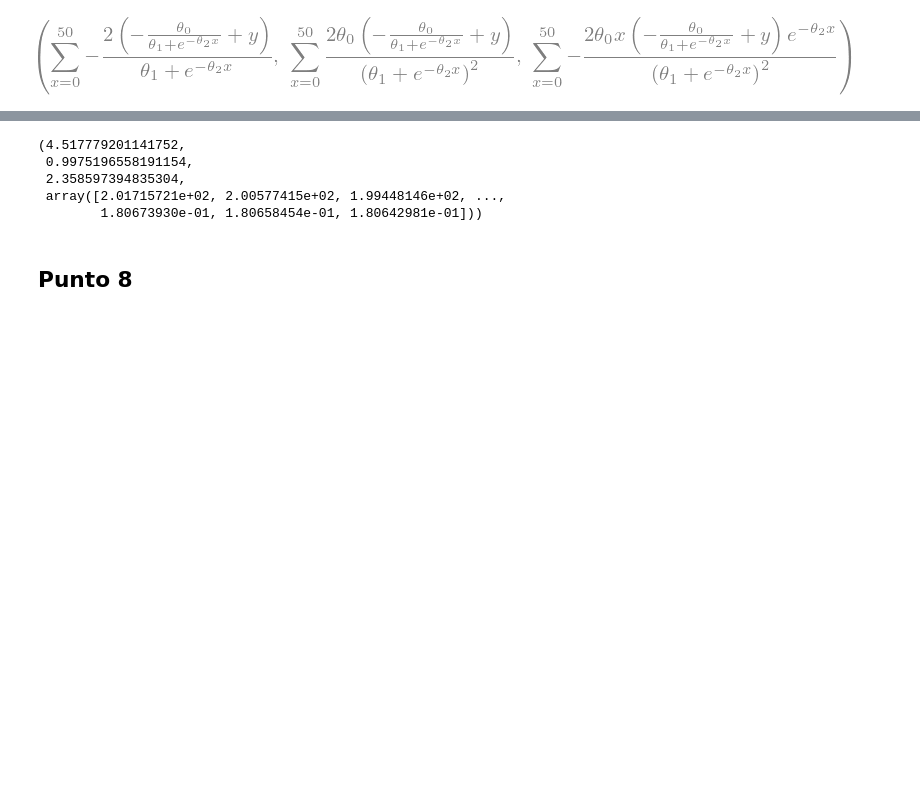
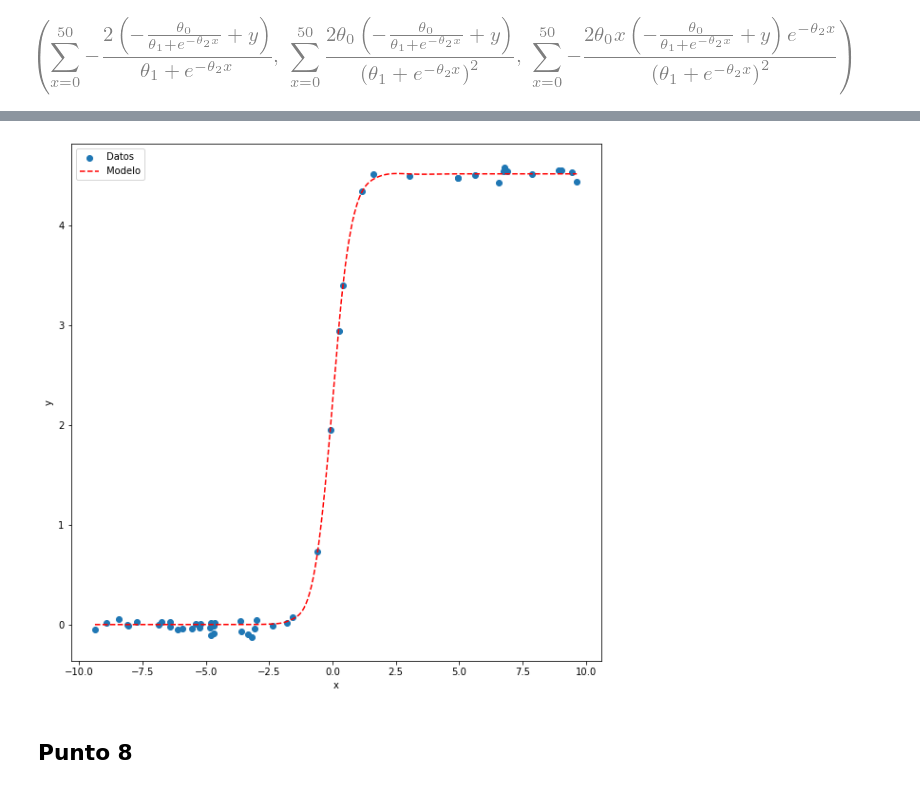
Before and after one commit to JsNcAr/Metodos1_JasonArias_SergioCruz, a Jupyter notebook: Minimos_Cuadrados/minimos_cuadrados.ipynb, the cells around one changed output, grey strips where cells are left out. Saved outputs shown, nothing was run; the diff lists cells and outputs as text; code cells hidden in the pictures; blank space fills up the shorter version.

Commit message:
added graph fit

```diff
--- a/Minimos_Cuadrados/minimos_cuadrados.ipynb
+++ b/Minimos_Cuadrados/minimos_cuadrados.ipynb
@@ -61,26 +53,44 @@ def partial_derivative(x, y, a, b, c):
     partial_b = 0
     partial_c = 0
     for i in range(len(x)):
-        partial_a += 2 * (a / (b + np.exp(-c * x[i])) - y[i]) / (b + np.exp(-c * x[i]))
-        partial_b += 2 * (a / (b + np.exp(-c * x[i])) - y[i]) * a * np.exp(-c * x[i]) / (b + np.exp(-c * x[i]))**2
-        partial_c += 2 * (a / (b + np.exp(-c * x[i])) - y[i]) * a * x[i] * np.exp(-c * x[i]) / (b + np.exp(-c * x[i]))**2
+        partial_a += 2 * \
+            (a / (b + np.exp(-c * x[i])) - y[i]) / (b + np.exp(-c * x[i]))
+        partial_b += 2 * \
+            (a / (b + np.exp(-c * x[i])) - y[i]) * a * \
+            np.exp(-c * x[i]) / (b + np.exp(-c * x[i]))**2
+        partial_c += 2 * (a / (b + np.exp(-c * x[i])) - y[i]) * \
+            a * x[i] * np.exp(-c * x[i]) / (b + np.exp(-c * x[i]))**2
     return partial_a, partial_b, partial_c
 
-def gradient_descent(x, y, a, b, c, learning_rate, iterations):
-    cost_history = np.zeros(iterations)
+
+def gradient_descent(x, y, a, b, c, learning_rate, iterations, e):
     for i in range(iterations):
-        a = a - learning_rate * partial_derivative(x, y, a, b, c)[0]
-        b = b - learning_rate * partial_derivative(x, y, a, b, c)[1]
-        c = c - learning_rate * partial_derivative(x, y, a, b, c)[2]
-        cost_history[i] = cost_function(x, y, a, b, c)
-    return a, b, c, cost_history
+        partial_a, partial_b, partial_c = partial_derivative(x, y, a, b, c)
+        a = a - learning_rate * partial_a
+        b = b - learning_rate * partial_b
+        c = c - learning_rate * partial_c
+        if (abs(partial_a) < e) and (abs(partial_b) < e) and (abs(partial_c) < e):
+            break
+    return a, b, c, i
 # %%
-model = gradient_descent(data['x'], data['y'], 1, 1, 1, 0.0001, 10000)
+model = gradient_descent(data['x'], data['y'], 1, 1, 1, 0.0005, 10000, 0.01)
-# %% [output]
-(4.517779201141752,
- 0.9975196558191154,
- 2.358597394835304,
- array([2.01715721e+02, 2.00577415e+02, 1.99448146e+02, ...,
-        1.80673930e-01, 1.80658454e-01, 1.80642981e-01]))
+# %%
+fig = plt.figure(figsize=(10, 10))
+ax = fig.add_subplot(111)
+y_model = np.sort(fit_model(data['x'], model[0], model[1], model[2]))
+x = np.sort(data['x'])
+X_Y_Spline = make_interp_spline(x, y_model)
+
+X_ = np.linspace(x.min(), x.max(), 500)
+Y_ = X_Y_Spline(X_)
+
+ax.scatter(data['x'], data['y'], label='Datos')
+ax.plot(X_, Y_, label='Modelo', color='red', linestyle='dashed')
+ax.set_xlabel('x')
+ax.set_ylabel('y')
+ax.legend()
+plt.show()
+# %% [output]
+[figure, added]
 # %% [markdown]
 ## Punto 8
```
Also changed, not shown: parts of 3 cells of this notebook.
